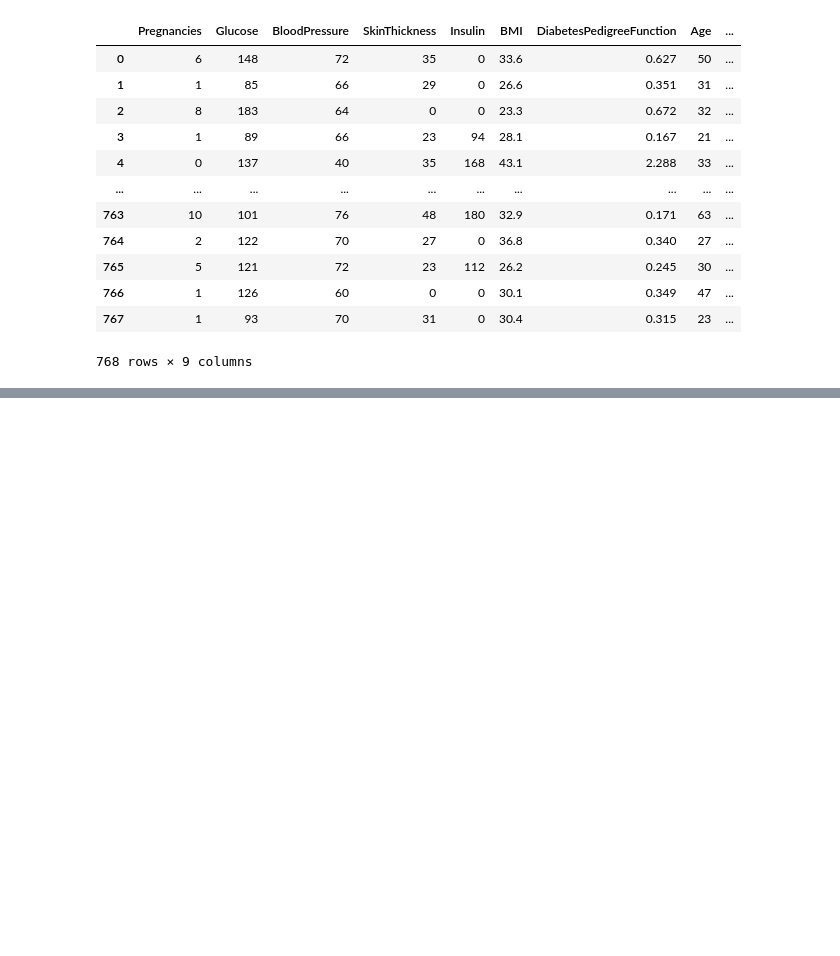
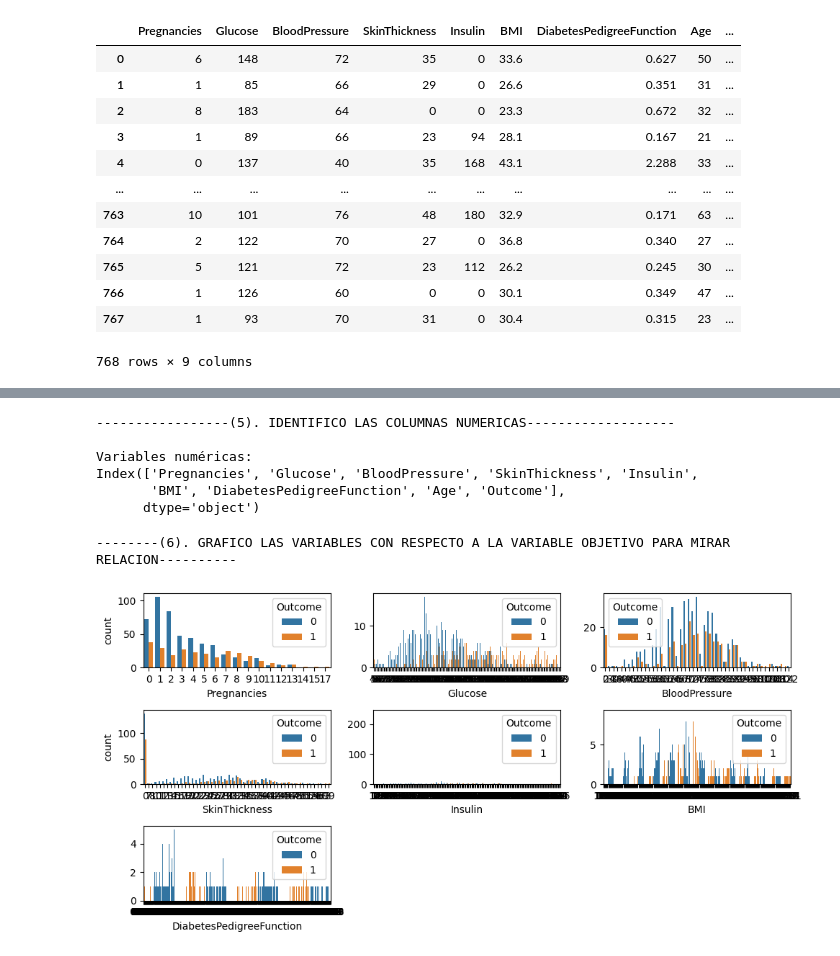
Before and after one commit to Jorge3127/Proyecto-arbol-de-decision-Jorge3127, a Jupyter notebook: src/explore.ipynb, the cells around one changed output, grey strips where cells are left out. Drawn from its saved outputs; the diff is of its cells as text; code cells hidden in the pictures; blank space fills up the shorter version.

```diff
--- a/src/explore.ipynb
+++ b/src/explore.ipynb
@@ -60,0 +146,32 @@ df
+# %%
+print("-----------------(5). IDENTIFICO LAS COLUMNAS NUMERICAS-------------------\n")
+columnas_numericas = df.select_dtypes(include=['number']).columns
+print("Variables numéricas:")
+print(columnas_numericas)
+# %% [output]
+-----------------(5). IDENTIFICO LAS COLUMNAS NUMERICAS-------------------
+
+Variables numéricas:
+Index(['Pregnancies', 'Glucose', 'BloodPressure', 'SkinThickness', 'Insulin',
+       'BMI', 'DiabetesPedigreeFunction', 'Age', 'Outcome'],
+      dtype='object')
+# %%
+print("--------(6). GRAFICO LAS VARIABLES CON RESPECTO A LA VARIABLE OBJETIVO PARA MIRAR RELACION----------")
+fig, axis = plt.subplots(3, 3, figsize = (10, 5))
+
+sns.countplot(ax = axis[0, 0], data = df, x = "Pregnancies", hue = "Outcome")
+sns.countplot(ax = axis[0, 1], data = df, x = "Glucose", hue = "Outcome").set(ylabel = None)
+sns.countplot(ax = axis[0, 2], data = df, x = "BloodPressure", hue = "Outcome").set(ylabel = None)
+sns.countplot(ax = axis[1, 0], data = df, x = "SkinThickness", hue = "Outcome")
+sns.countplot(ax = axis[1, 1], data = df, x = "Insulin", hue = "Outcome").set(ylabel = None)
+sns.countplot(ax = axis[1, 2], data = df, x = "BMI", hue = "Outcome").set(ylabel = None)
+sns.countplot(ax = axis[2, 0], data = df, x = "DiabetesPedigreeFunction", hue = "Outcome").set(ylabel = None)
+
+
+fig.delaxes(axis[2, 1])
+fig.delaxes(axis[2, 2])
+plt.tight_layout()
+plt.show()
+# %% [output]
+--------(6). GRAFICO LAS VARIABLES CON RESPECTO A LA VARIABLE OBJETIVO PARA MIRAR RELACION----------
+[figure, added]
```
Also changed, not shown: parts of 36 cells of this notebook.
